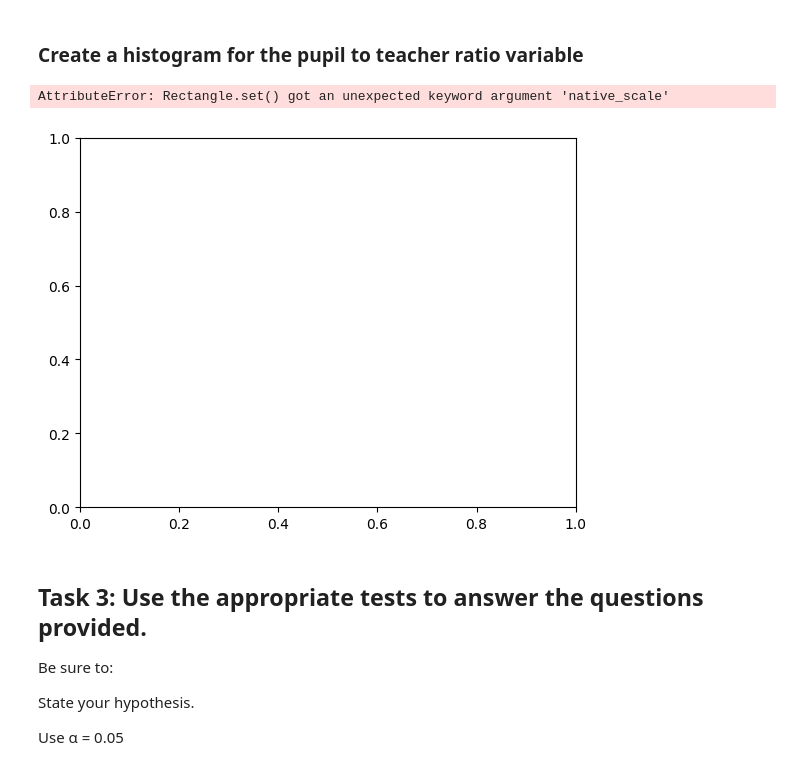
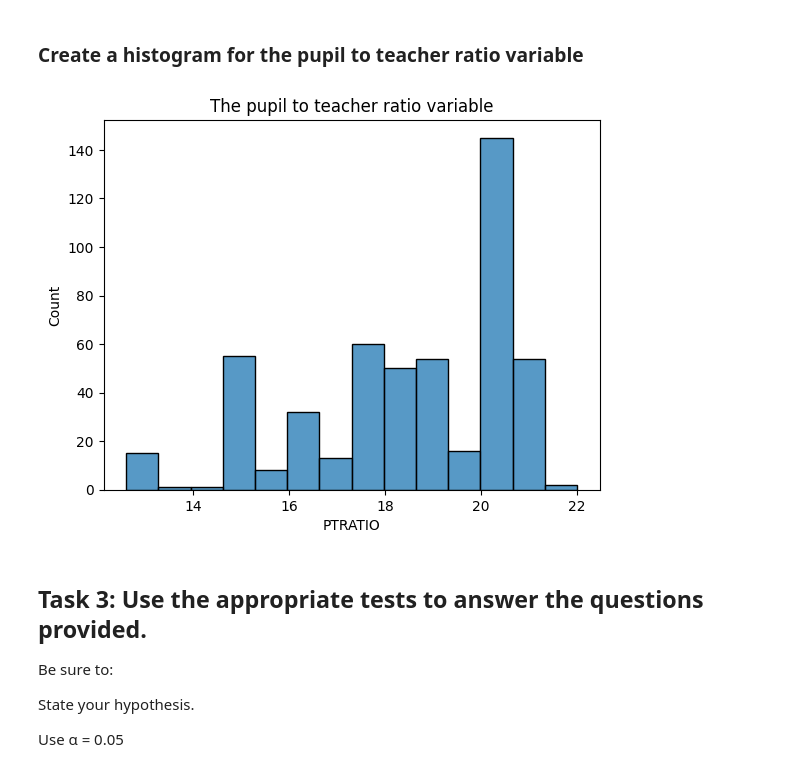
Before and after one commit to maria-snarava/data-science-study, a Jupyter notebook: RealEstateMarketAnalysis.ipynb, the cells around one changed output. Drawn from its saved outputs; the diff is of its cells as text; code cells hidden in the pictures.

```diff
--- a/RealEstateMarketAnalysis.ipynb
+++ b/RealEstateMarketAnalysis.ipynb
@@ -117,11 +118,13 @@ At the plot we could see corelation btw NOX and INDUS values.
 
 ### Create a histogram for the pupil to teacher ratio variable
 # %%
-sns.histplot(x='PTRATIO', data=boston_df, native_scale=True)
+sns.histplot(x = "PTRATIO", data = boston_df)
+
+plt.title('The pupil to teacher ratio variable')
+
 plt.show()
 # %% [output]
-AttributeError: Rectangle.set() got an unexpected keyword argument 'native_scale'
-[figure, old version]
+[figure, new version]
 # %% [markdown]
 ## Task 3: Use the appropriate tests to answer the questions provided.
 Be sure to:
```
Also changed, not shown: parts of 1 cell of this notebook.
